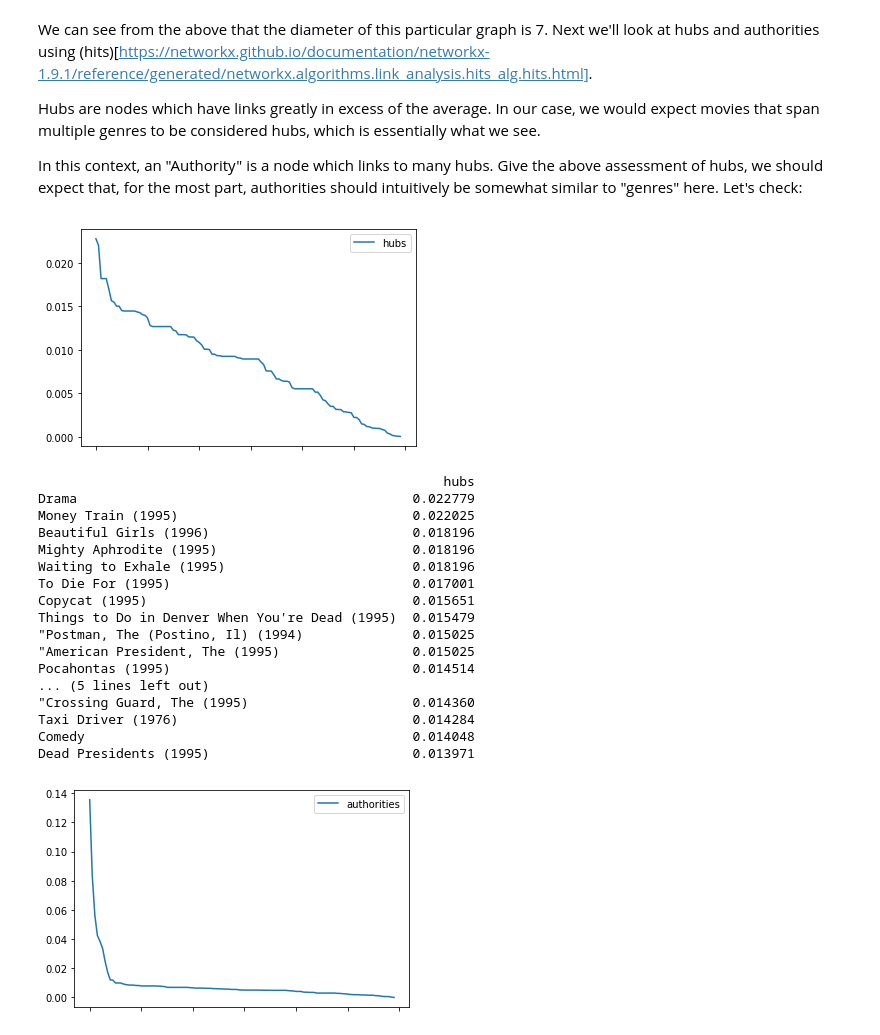
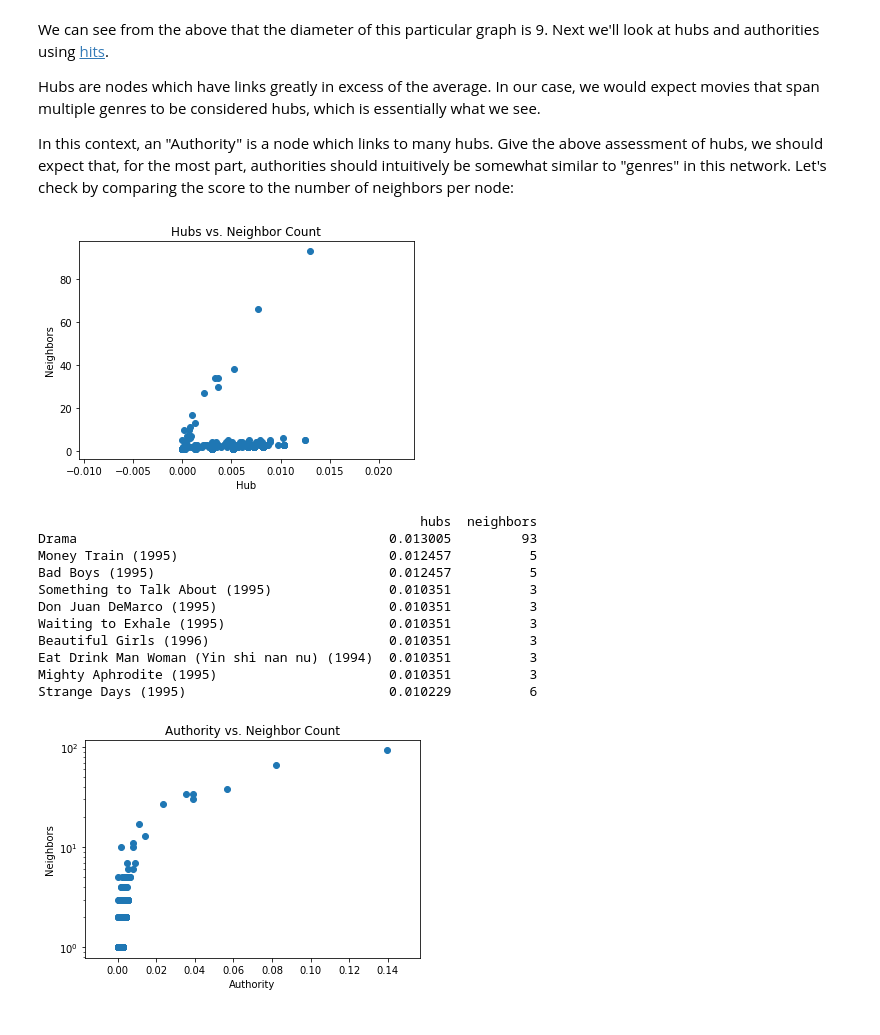
Before and after one commit to plb2018/data620, a Jupyter notebook: Week3/Week3 - Graph Visualization.ipynb, the cells around one changed output. Cells and saved outputs as stored; diff of their text form; code cells hidden in the pictures.

```diff
--- a/Week3/Week3 - Graph Visualization.ipynb
+++ b/Week3/Week3 - Graph Visualization.ipynb
@@ -121,44 +132,54 @@ print(d)
 # %% [markdown]
-We can see from the above that the diameter of this particular graph is 7.  Next we'll look at hubs and authorities using (hits)[https://networkx.github.io/documentation/networkx-1.9.1/reference/generated/networkx.algorithms.link_analysis.hits_alg.hits.html].
+We can see from the above that the diameter of this particular graph is 9.  Next we'll look at hubs and authorities using [hits](https://networkx.github.io/documentation/networkx-1.9.1/reference/generated/networkx.algorithms.link_analysis.hits_alg.hits.html).
 
 Hubs are nodes which have links greatly in excess of the average.  In our case, we would expect movies that span multiple genres to be considered hubs, which is essentially what we see.
 
-In this context, an "Authority" is a node which links to many hubs.  Give the above assessment of hubs, we should expect that, for the most part, authorities should intuitively be somewhat similar to "genres" here.  Let's check:
+In this context, an "Authority" is a node which links to many hubs.  Give the above assessment of hubs, we should expect that, for the most part, authorities should intuitively be somewhat similar to "genres" in this network.  Let's check by comparing the score to the number of neighbors per node:
 # %%
 h,a=nx.hits(G)
 
 h = pd.DataFrame.from_dict(data=h,orient='index',columns=['hubs'])
 h.sort_values(by='hubs',ascending=False,inplace=True)
-h.plot()
+
+def getIndex(df):
+    return df.name
+
+h['neighbors'] = h.apply(lambda x: len(list(G.neighbors(getIndex(x)))),axis=1)
+
+plt.scatter(h.hubs,h.neighbors)
+#plt.yscale("log")
+
+plt.title("Hubs vs. Neighbor Count")
+plt.xlabel("Hub")
+plt.ylabel("Neighbors")
 plt.show()
 
-print(h.head(20))
-
+print(h.head(10))
 
 a = pd.DataFrame.from_dict(data=a,orient='index',columns=['authorities'])
+a['neighbors'] = a.apply(lambda x: len(list(G.neighbors(getIndex(x)))),axis=1)
+
 a.sort_values(by='authorities',ascending=False,inplace=True)
-a.plot()
+plt.scatter(a.authorities,a.neighbors)
+plt.yscale("log")
+plt.title("Authority vs. Neighbor Count")
+plt.xlabel("Authority")
+plt.ylabel("Neighbors")
+plt.show()
 plt.show()
 
-
-print(a.head(20))
+print(a.head(10))
 # %% [output]
-[figure, old version]
+[figure, new version]
-                                                    hubs
-Drama                                           0.022779
-Money Train (1995)                              0.022025
-Beautiful Girls (1996)                          0.018196
-Mighty Aphrodite (1995)                         0.018196
-Waiting to Exhale (1995)                        0.018196
-To Die For (1995)                               0.017001
-Copycat (1995)                                  0.015651
-Things to Do in Denver When You're Dead (1995)  0.015479
-"Postman, The (Postino, Il) (1994)              0.015025
-"American President, The (1995)                 0.015025
-Pocahontas (1995)                               0.014514
-... (5 lines left out)
-"Crossing Guard, The (1995)                     0.014360
-Taxi Driver (1976)                              0.014284
-Comedy                                          0.014048
-Dead Presidents (1995)                          0.013971
+                                                 hubs  neighbors
+Drama                                        0.013005         93
+Money Train (1995)                           0.012457          5
+Bad Boys (1995)                              0.012457          5
+Something to Talk About (1995)               0.010351          3
+Don Juan DeMarco (1995)                      0.010351          3
+Waiting to Exhale (1995)                     0.010351          3
+Beautiful Girls (1996)                       0.010351          3
+Eat Drink Man Woman (Yin shi nan nu) (1994)  0.010351          3
+Mighty Aphrodite (1995)                      0.010351          3
+Strange Days (1995)                          0.010229          6
-[figure, old version]
+[figure, new version]
```
Also changed, not shown: parts of 12 cells of this notebook, 1 other file.
